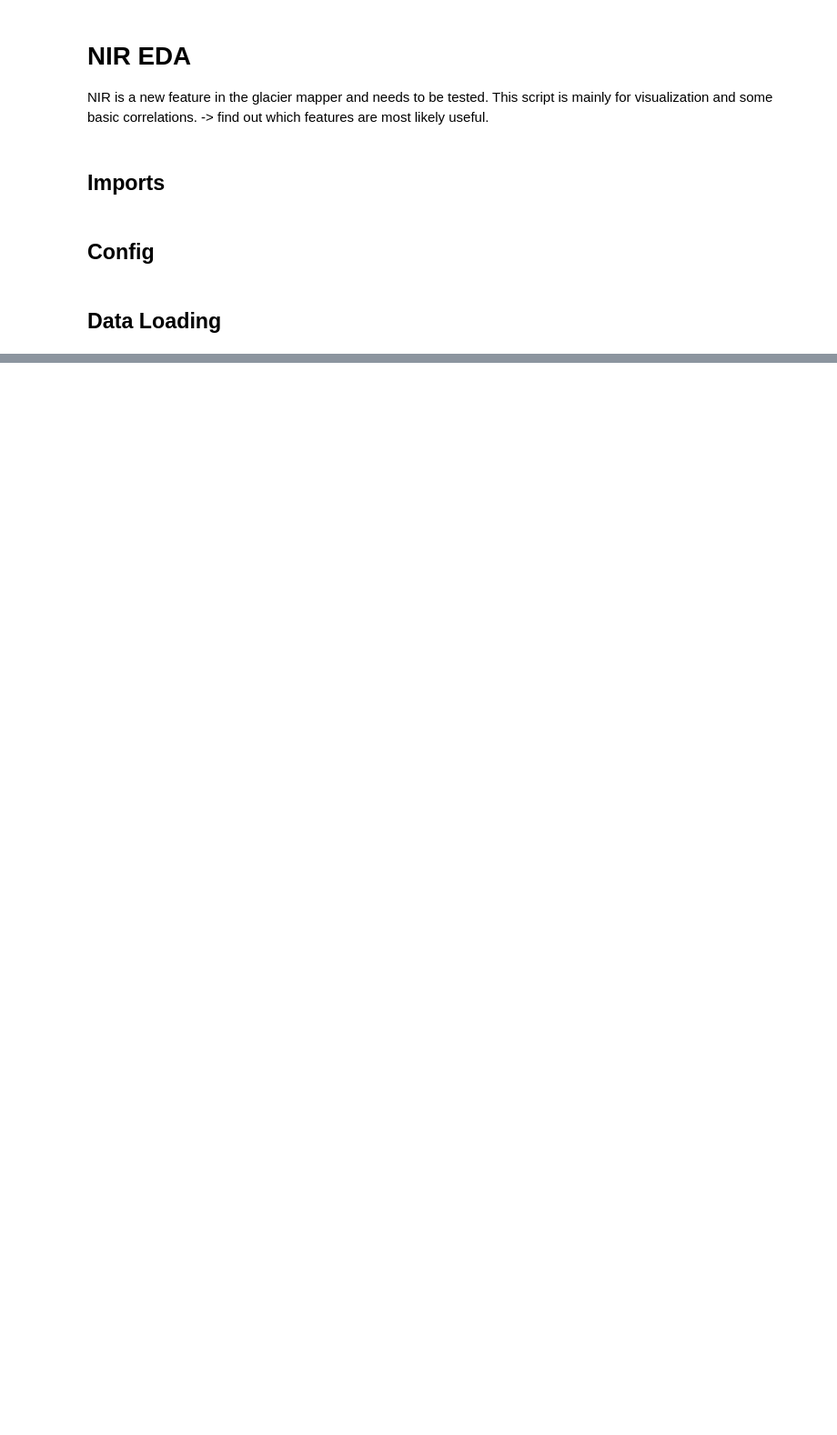
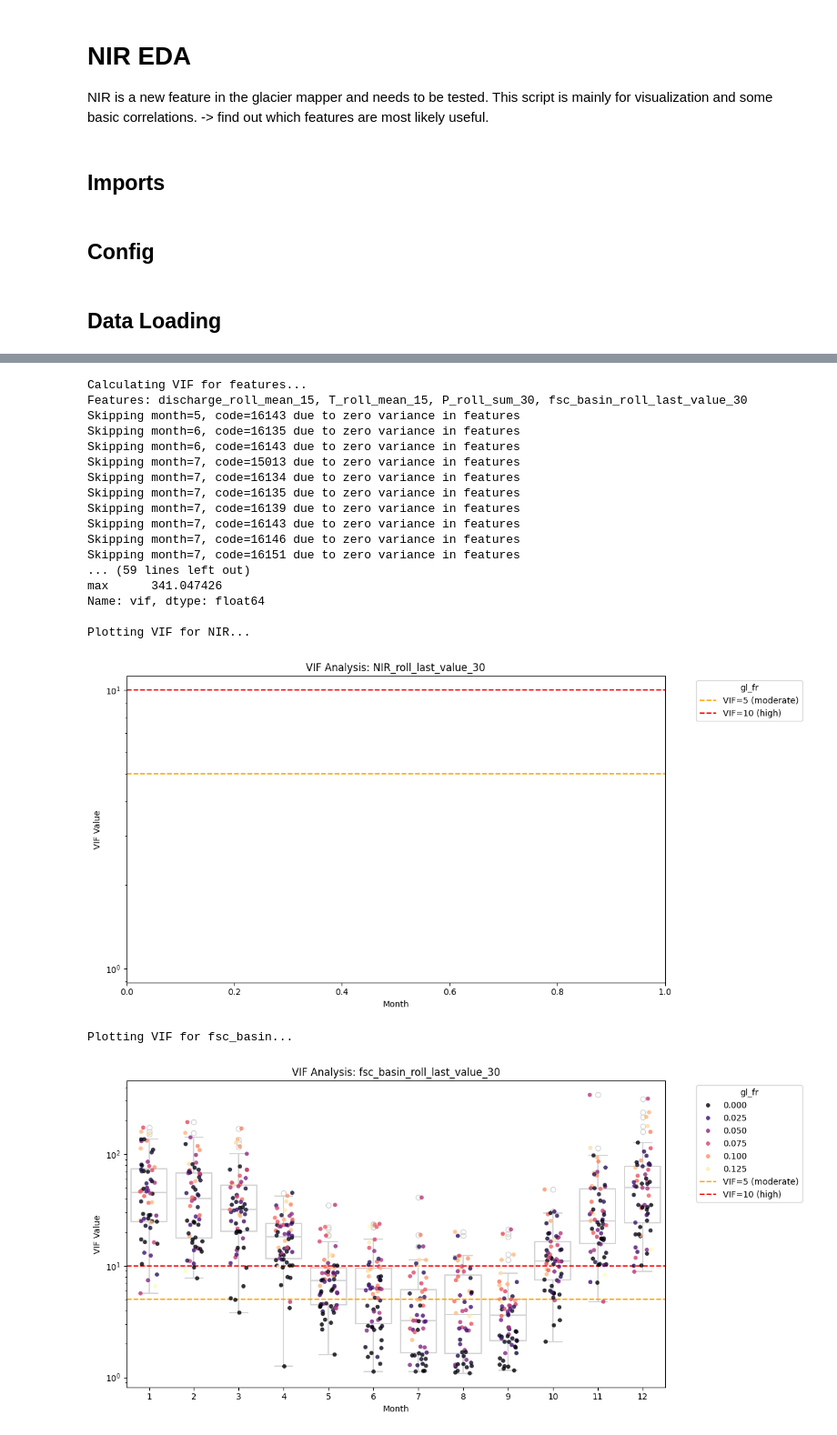
Before and after one commit to hydrosolutions/long-term-forecasting, a Jupyter notebook: notebooks/NIR_EDA.ipynb, the cells around one changed output, grey strips where cells are left out. Shown at 91% size. Drawn from its saved outputs; the diff is of its cells as text; code cells hidden in the pictures; blank space fills up the shorter version.

```diff
--- a/notebooks/NIR_EDA.ipynb
+++ b/notebooks/NIR_EDA.ipynb
@@ -268,0 +1000,66 @@ print(discharge_df)
+# %%
+# Calculate VIF for NIR and other key predictors
+feature_cols_for_vif = [
+    "NIR_roll_last_value_30",
+    "discharge_roll_mean_15",
+    "T_roll_mean_15",
+    "P_roll_sum_30",
+    #"fsc_basin_roll_last_value_30",
+]
+
+print("Calculating VIF for features...")
+print(f"Features: {', '.join(feature_cols_for_vif)}")
+
+# Calculate VIF
+vif_results = calculate_vif(
+    data=data,
+    feature_cols=feature_cols_for_vif,
+)
+
+print(f"\nCalculated {len(vif_results)} VIF values")
+print(f"across {vif_results['code'].nunique()} codes and "
+      f"{vif_results['month'].nunique()} months")
+
+# Summary statistics for each feature
+print("\nVIF Summary by Feature:")
+for feature in feature_cols_for_vif:
+    feature_vif = vif_results[vif_results["feature"] == feature]["vif"]
+    print(f"\n{feature}:")
+    print(feature_vif.describe())
+
+# Plot VIF for NIR
+print("\nPlotting VIF for NIR...")
+plot_monthly_vif(
+    vif_df=vif_results,
+    gl_fractions=gl_fractions,
+    feature_name="NIR_roll_last_value_30",
+)
+
+# Plot VIF for other features for comparison
+print("\nPlotting VIF for fsc_basin...")
+plot_monthly_vif(
+    vif_df=vif_results,
+    gl_fractions=gl_fractions,
+    feature_name="fsc_basin_roll_last_value_30",
+)
+# %% [output]
+Calculating VIF for features...
+Features: discharge_roll_mean_15, T_roll_mean_15, P_roll_sum_30, fsc_basin_roll_last_value_30
+Skipping month=5, code=16143 due to zero variance in features
+Skipping month=6, code=16135 due to zero variance in features
+Skipping month=6, code=16143 due to zero variance in features
+Skipping month=7, code=15013 due to zero variance in features
+Skipping month=7, code=16134 due to zero variance in features
+Skipping month=7, code=16135 due to zero variance in features
+Skipping month=7, code=16139 due to zero variance in features
+Skipping month=7, code=16143 due to zero variance in features
+Skipping month=7, code=16146 due to zero variance in features
+Skipping month=7, code=16151 due to zero variance in features
+... (59 lines left out)
+max      341.047426
+Name: vif, dtype: float64
+
+Plotting VIF for NIR...
+[figure, added]
+Plotting VIF for fsc_basin...
+[figure, added]
```
Also changed, not shown: parts of 21 cells of this notebook, 16 other files.
